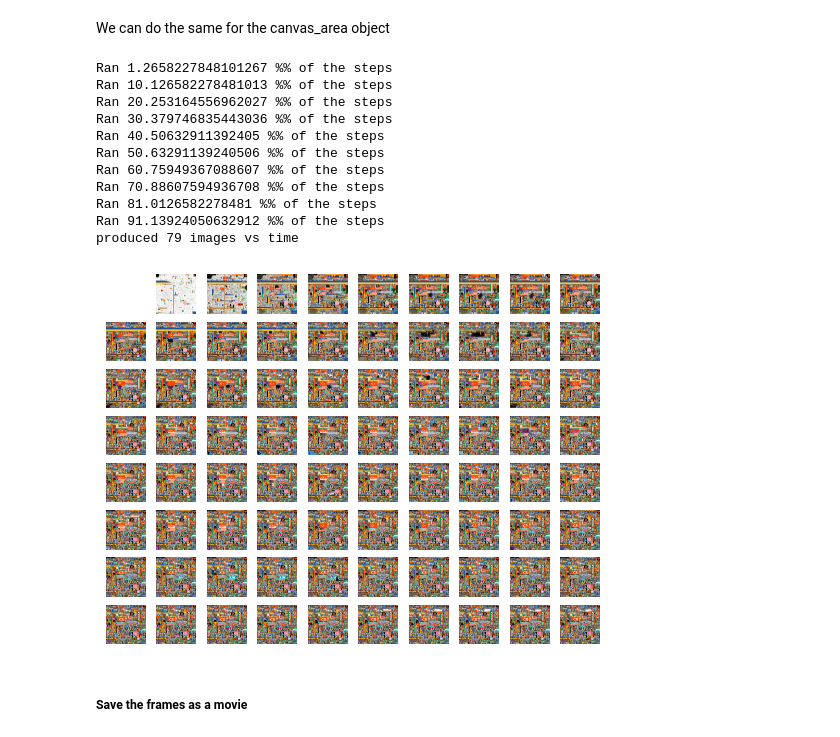
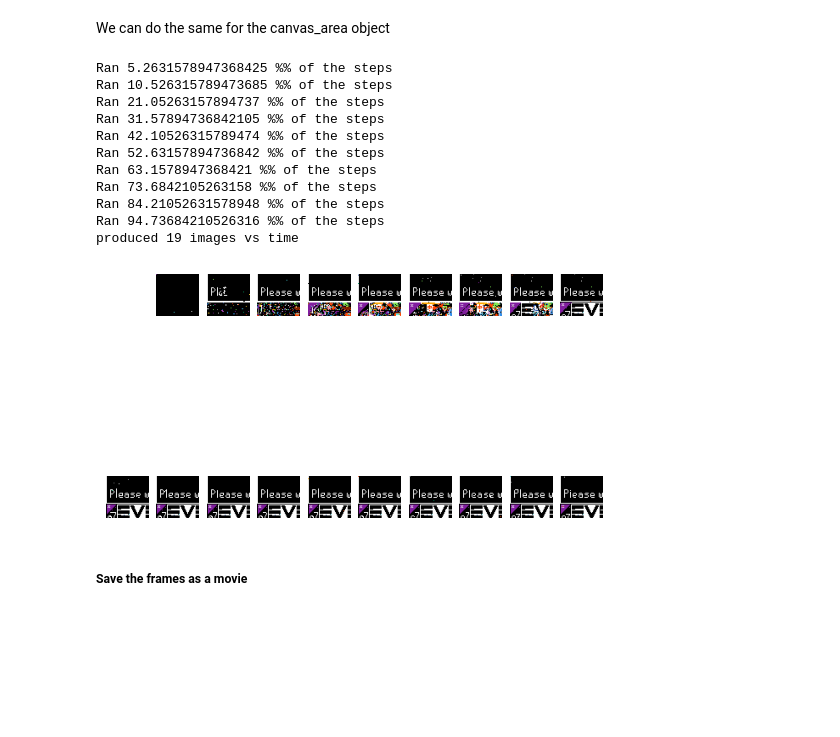
Before and after one commit to AnnieStephenson/r-place-emergence, a Jupyter notebook: tutorial.ipynb, the cells around one changed output. Saved outputs shown, nothing was run; the diff lists cells and outputs as text; code cells hidden in the pictures; blank space fills up the shorter version.

```diff
--- a/tutorial.ipynb
+++ b/tutorial.ipynb
@@ -105,7 +104,7 @@ Pixel changes:
 To define a CanvasArea object, you must supply the border path and the pixel changes from the npz file.
 The border path is a numpy array of x,y points that form the path of the border of the canvas
 # %%
-border_path = np.array([[[0,0],[0,1000],[1000,1000],[1000,0]]])
+border_path = np.array([[[0,0],[0,50],[50,50],[50,0]]])
 
 canvas_area = rp.CanvasPart(border_path=border_path, pixel_changes_all=pixel_changes_all)
 canvas_area.description = 'The original 1000x1000 canvas posted by reddit'
@@ -165,29 +164,29 @@ produced 99 images vs time
 We can do the same for the canvas_area object
 # %%
 time_interval= 60*60 #seconds
-time_end = 80*3600 #seconds
+time_end = 20*3600 #seconds
 time_start = 0
 times_area = np.arange(time_start, time_end, time_interval)
 
 file_size_bmp_area, file_size_png_area, time_inds_list_area = rp.save_part_over_time(canvas_area,
                                                                       times_area,
                                                                       part_name = 'area', # only for name of output
                                                                       delete_bmp = True,
                                                                       delete_png = False,
                                                                       show_plot = True)
 # %% [output]
-Ran 1.2658227848101267 %% of the steps
-Ran 10.126582278481013 %% of the steps
-Ran 20.253164556962027 %% of the steps
-Ran 30.379746835443036 %% of the steps
-Ran 40.50632911392405 %% of the steps
-Ran 50.63291139240506 %% of the steps
-Ran 60.75949367088607 %% of the steps
-Ran 70.88607594936708 %% of the steps
-Ran 81.0126582278481 %% of the steps
-Ran 91.13924050632912 %% of the steps
-produced 79 images vs time
+Ran 5.2631578947368425 %% of the steps
+Ran 10.526315789473685 %% of the steps
+Ran 21.05263157894737 %% of the steps
+Ran 31.57894736842105 %% of the steps
+Ran 42.10526315789474 %% of the steps
+Ran 52.63157894736842 %% of the steps
+Ran 63.1578947368421 %% of the steps
+Ran 73.6842105263158 %% of the steps
+Ran 84.21052631578948 %% of the steps
+Ran 94.73684210526316 %% of the steps
+produced 19 images vs time
-[figure, old version]
+[figure, new version]
 # %% [markdown]
 ##### Save the frames as a movie
 # %%
```
Also changed, not shown: parts of 15 cells of this notebook, 1 other file.
